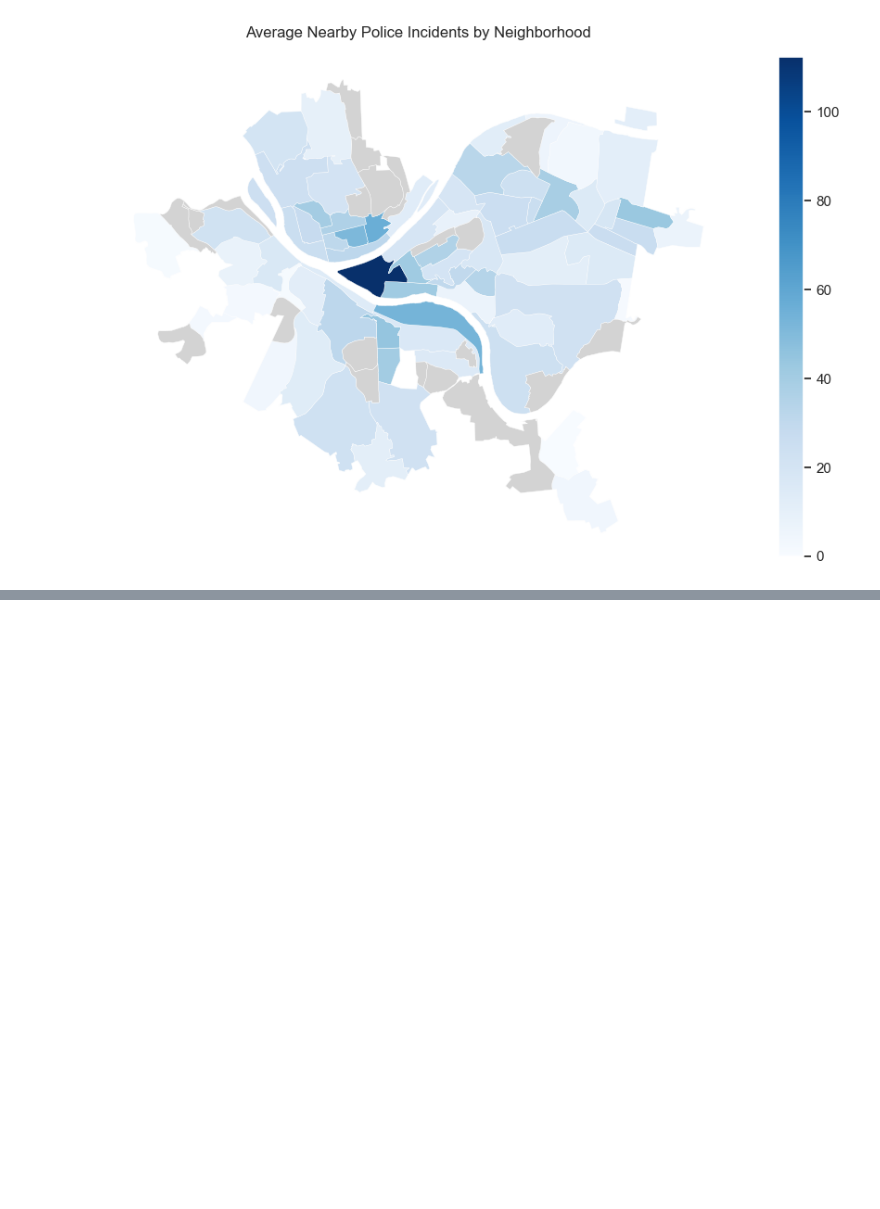
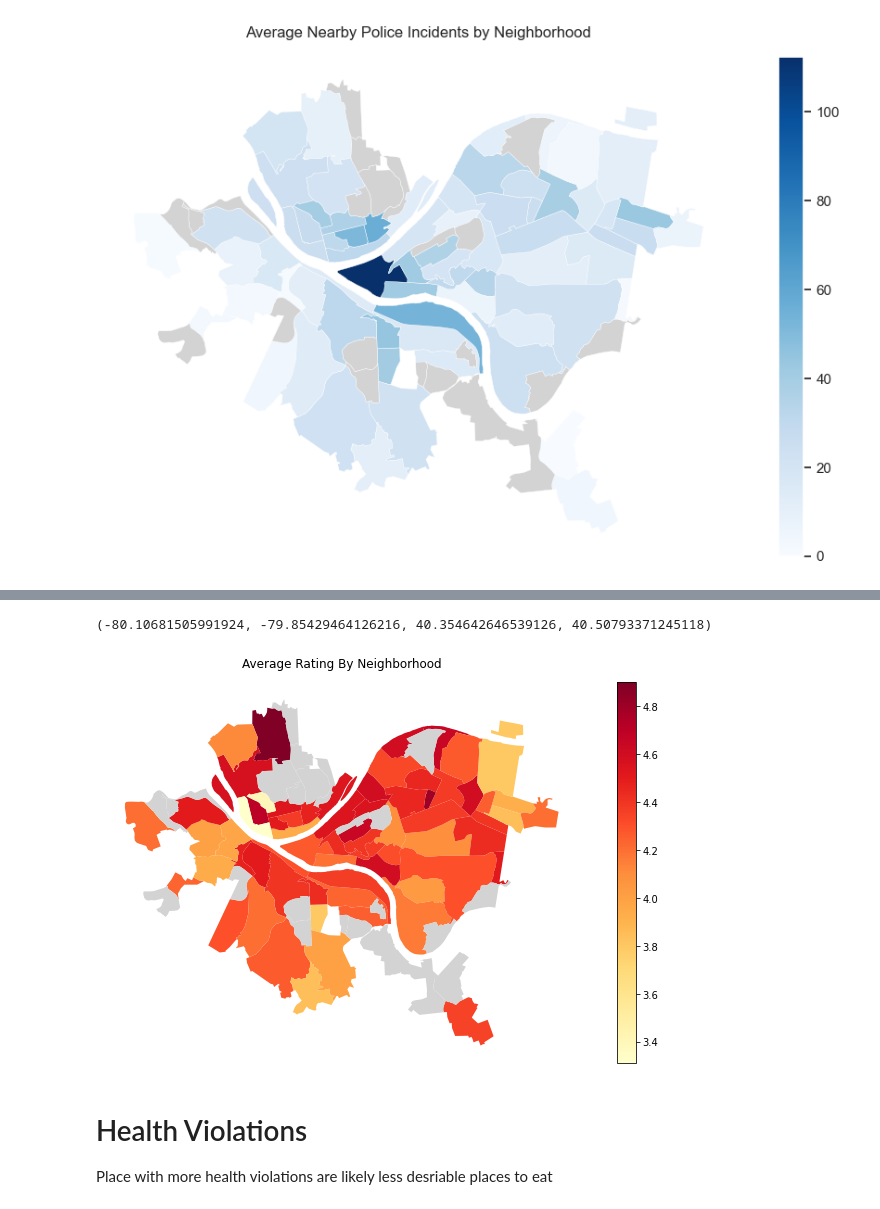
Before and after one commit to Bejofo/CMPINFO_0010_Final_Project, a Jupyter notebook: notebooks/summary.ipynb, the cells around one changed output, grey strips where cells are left out. Saved outputs shown, nothing was run; the diff lists cells and outputs as text; code cells hidden in the pictures; blank space fills up the shorter version.

```diff
--- a/notebooks/summary.ipynb
+++ b/notebooks/summary.ipynb
@@ -693,0 +580,12 @@ pyplot.axis("off")
+# %%
+map = generate_map(business_list, "rating")
+fig, ax = pyplot.subplots(figsize=(13, 7))
+map.plot(ax=ax, column="rating", legend=True, cmap="YlOrRd", linewidth=0.3, missing_kwds={"color": "lightgrey"})
+pyplot.title("Average Rating By Neighborhood", pad=15)
+pyplot.axis("off")
+# %% [output]
+(-80.10681505991924, -79.85429464126216, 40.354642646539126, 40.50793371245118)
+[figure, added]
+# %% [markdown]
+# Health Violations
+Place with more health violations are likely less desriable places to eat
```
Also changed, not shown: parts of 50 cells of this notebook.
